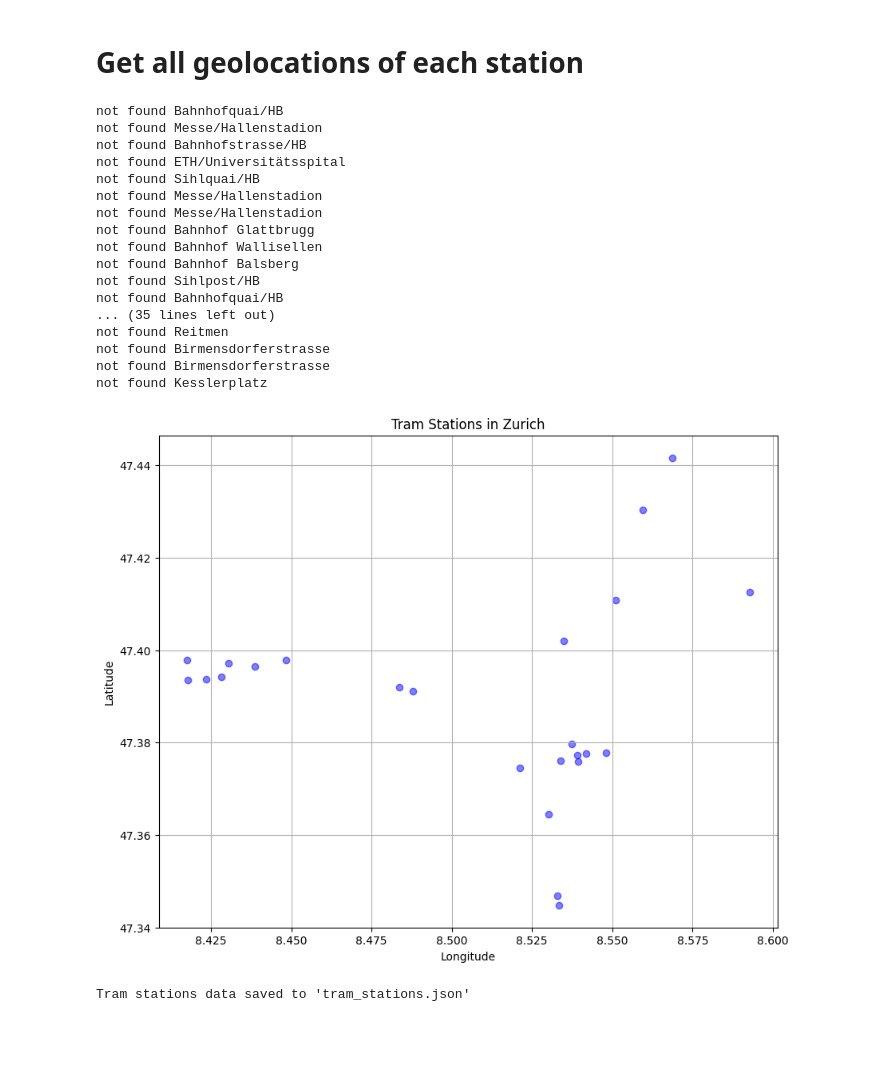
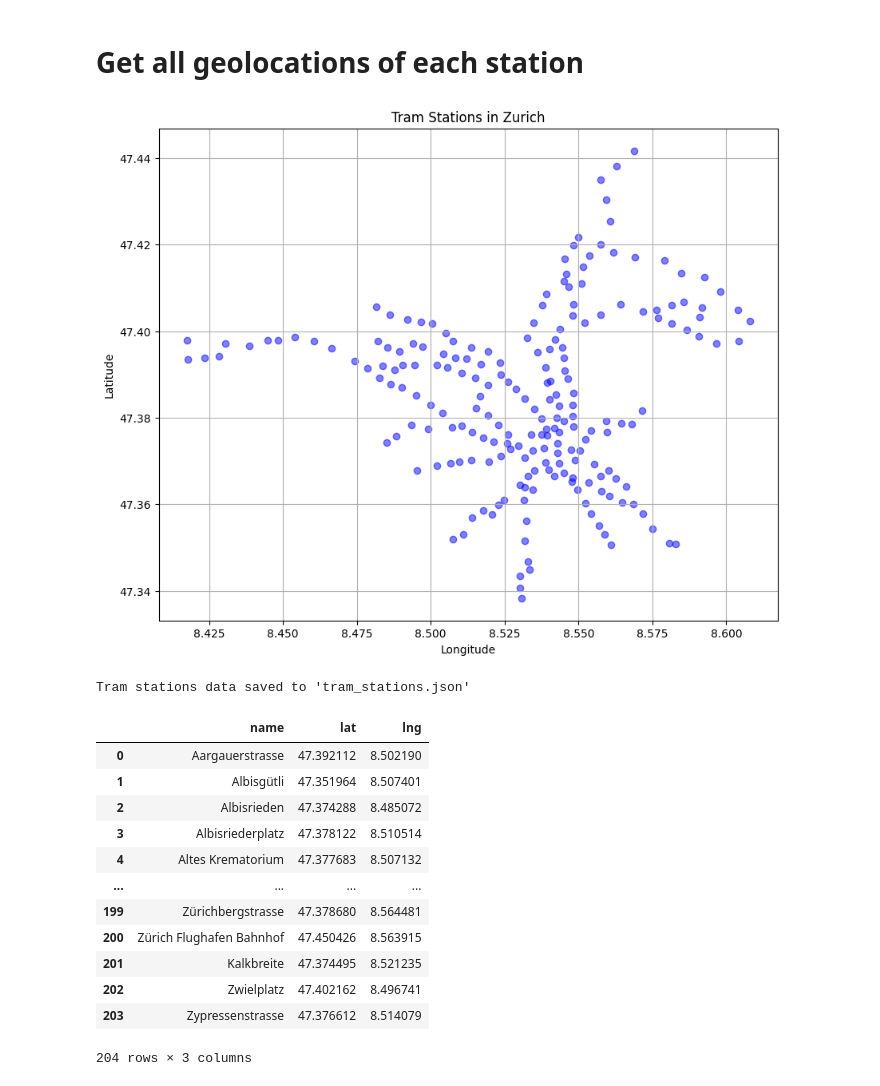
Before and after one commit to verein-baustell/tram-und-bass, a Jupyter notebook: StationGeocoding/StationGeocoding.ipynb, the cells around one changed output. Drawn from its saved outputs; the diff is of its cells as text; code cells hidden in the pictures; blank space fills up the shorter version.

```diff
--- a/StationGeocoding/StationGeocoding.ipynb
+++ b/StationGeocoding/StationGeocoding.ipynb
@@ -36,11 +36,11 @@ data = []
 for element in result.nodes + result.ways + result.relations:
     name = element.tags.get("name")
     if name:
-        # Check if the station name is in the list of all station names
-        if name in all_station_names:
-            continue
-        else:
-            print("not found", name)
+        # # Check if the station name is in the list of all station names
+        # if name in all_station_names:
+        #     continue
+        # else:
+        #     print("not found", name)
         # For ways and relations, use the center point
         if hasattr(element, 'center_lat'):
             lat = float(element.center_lat)
@@ -53,53 +53,55 @@ for element in result.nodes + result.ways + result.relations:
 # Convert to DataFrame
 df = pd.DataFrame(data)
 
 # Remove duplicates based on station names
 df = df.drop_duplicates(subset='station')
 
 # Plot the station locations
 plt.figure(figsize=(10, 8))
 plt.scatter(df['lng'], df['lat'], marker='o', color='blue', alpha=0.5)
 plt.title('Tram Stations in Zurich')
 plt.xlabel('Longitude')
 plt.ylabel('Latitude')
 plt.grid(True)
 plt.show()
 
 # Create a dictionary in the specified structure
 station_dict = df.set_index('station')[['lat', 'lng']].to_dict(orient='index')
 
 # Custom encoder for Decimal
 class DecimalEncoder(json.JSONEncoder):
     def default(self, obj):
         if isinstance(obj, Decimal):
             return float(obj)
         return super(DecimalEncoder, self).default(obj)
 
 # Save the dictionary to a JSON file using the custom encoder
-with open('tram_stations.json', 'w') as f:
+with open('DataOutput/OSM_tram_stations.json', 'w') as f:
     json.dump(station_dict, f, ensure_ascii=False, indent=4, cls=DecimalEncoder)
 
 print("Tram stations data saved to 'tram_stations.json'")
 # %% [output]
+[figure, new version]
-not found Bahnhofquai/HB
-not found Messe/Hallenstadion
-not found Bahnhofstrasse/HB
-not found ETH/Universitätsspital
-not found Sihlquai/HB
-not found Messe/Hallenstadion
-not found Messe/Hallenstadion
-not found Bahnhof Glattbrugg
-not found Bahnhof Wallisellen
-not found Bahnhof Balsberg
-not found Sihlpost/HB
-not found Bahnhofquai/HB
-... (35 lines left out)
-not found Reitmen
-not found Birmensdorferstrasse
-not found Birmensdorferstrasse
-not found Kesslerplatz
+Tram stations data saved to 'tram_stations.json'
-[figure, old version]
-Tram stations data saved to 'tram_stations.json'
+# %%
+import pandas as pd
+# read in the station names with coordinates. This file was made by hand and assistance from claude.
+df = pd.read_json('DataOutput/stationNamesWithCoords.json')
+df
+# %% [output]
+|  | name | lat | lng |
+| 0 | Aargauerstrasse | 47.392112 | 8.502190 |
+| 1 | Albisgütli | 47.351964 | 8.507401 |
+| 2 | Albisrieden | 47.374288 | 8.485072 |
+| 3 | Albisriederplatz | 47.378122 | 8.510514 |
+| 4 | Altes Krematorium | 47.377683 | 8.507132 |
+| ... | ... | ... | ... |
+| 199 | Zürichbergstrasse | 47.378680 | 8.564481 |
+| 200 | Zürich Flughafen Bahnhof | 47.450426 | 8.563915 |
+| 201 | Kalkbreite | 47.374495 | 8.521235 |
+| 202 | Zwielplatz | 47.402162 | 8.496741 |
+| 203 | Zypressenstrasse | 47.376612 | 8.514079 |
+204 rows × 3 columns
 # %%
 # plot the locations on a folium map
 import folium
```
Also changed, not shown: parts of 1 cell of this notebook, 6 other files.
